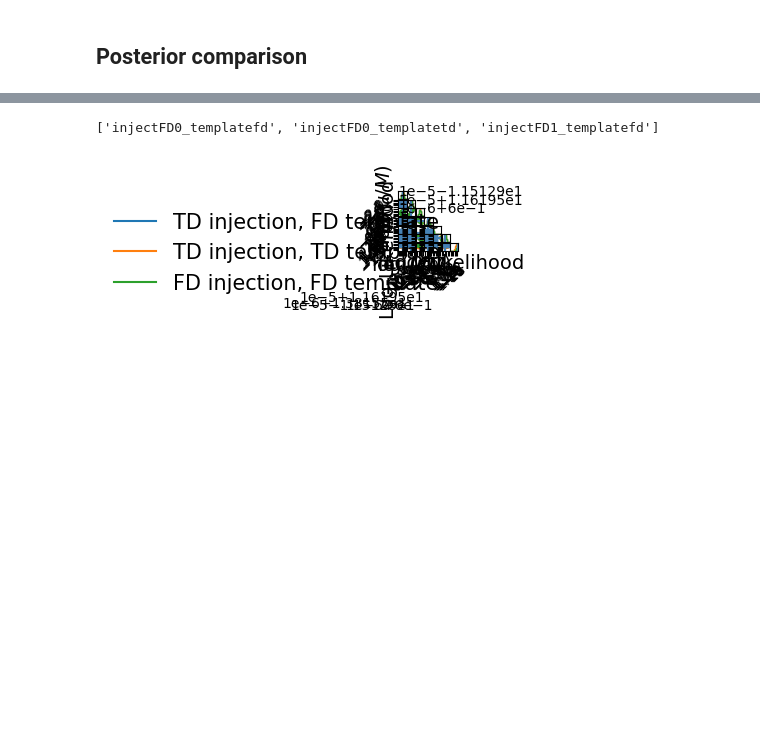
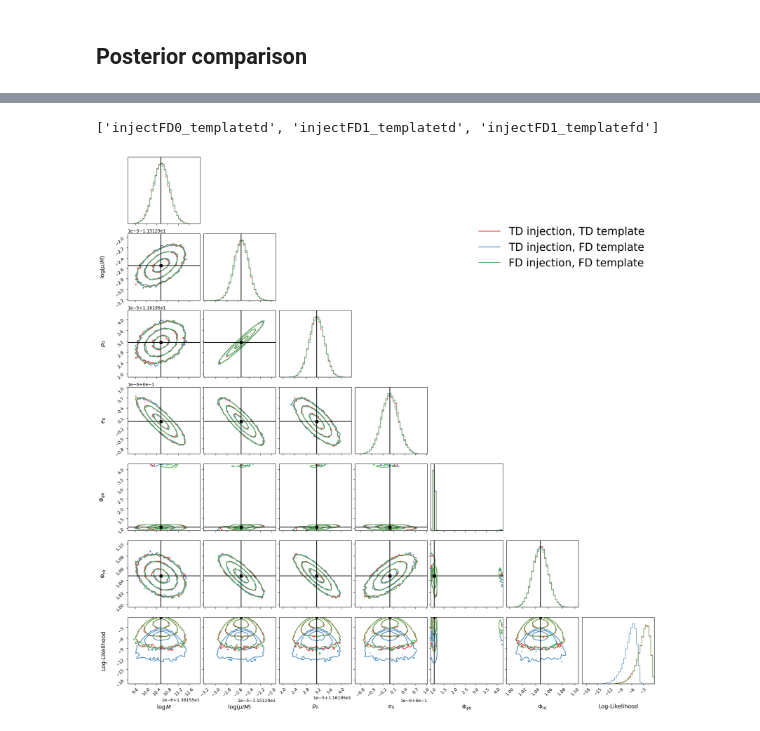
Before and after one commit to lorenzsp/EMRI_FrequencyDomainWaveforms, a Jupyter notebook: single_waveform_analysis.ipynb, the cells around one changed output, grey strips where cells are left out. Saved outputs shown, nothing was run; the diff lists cells and outputs as text; code cells hidden in the pictures; blank space fills up the shorter version.

```diff
--- a/single_waveform_analysis.ipynb
+++ b/single_waveform_analysis.ipynb
@@ -663,7 +764,7 @@ def get_autocorr_plot(to_check):
     plt.legend(fontsize=14);
     plt.show()
 # %%
-datasets = glob.glob('results/MCMC*.h5')
+datasets = glob.glob('results/MCMC*d.h5')
 datasets
 # samp.shape
 # %% [output]
@@ -677,12 +778,12 @@ temp=0
 samp_final = []
 for filename in datasets:
     file  = HDFBackend(filename)
-    print(file.get_move_info())
+    print(file.get_move_info()['StretchMove_0']['acceptance_fraction'] )
     max_iter = file.iteration
-    burn = int(max_iter*0.5)
-    thin = 1
+    burn = int(max_iter*0.55)
+    thin = 3
     ll = file.get_log_like(discard=burn, thin=thin)
-    mask = np.arange(64)
+    mask = np.arange(64)[file.get_move_info()['StretchMove_0']['acceptance_fraction'][0]>0.4]
     plt.figure()
     [plt.plot(ll[:,temp,walker],'-',label=f'{walker}') for walker in mask]
     plt.show()
@@ -749,7 +832,7 @@ for filename in datasets:
 M = 1e6
 a = 0.1  # will be ignored in Schwarzschild waveform
 mu = 10.0
-p0 = 11.6195
+p0 = 11.619531467906057
 e0 = 0.6
 x0 = 1.0  # will be ignored in Schwarzschild waveform
 qK = np.pi/3  # polar spin angle
@@ -781,8 +864,8 @@ CORNER_KWARGS = dict(
            ],
     bins=40,
     truths = truths,
-    label_kwargs=dict(fontsize=14),
-    title_kwargs=dict(fontsize=14),
+    label_kwargs=dict(fontsize=13),
+    title_kwargs=dict(fontsize=13),
 #     quantiles=[0.16, 0.84],
     levels=(1 - np.exp(-0.5), 1 - np.exp(-2), 1 - np.exp(-9 / 2.)),
     plot_density=False,
@@ -790,13 +873,13 @@ CORNER_KWARGS = dict(
     fill_contours=False,
     show_titles=False,
     max_n_ticks=7,
+    truth_color='k'
 )
 import matplotlib.lines as mlines
 
 def get_normalisation_weight(len_current_samples, len_of_longest_samples):
     return np.ones(len_current_samples) * (len_of_longest_samples / len_current_samples)
 
-plt.style.use('bright')
 
 def overlaid_corner(samples_list, sample_labels, name_save=None, corn_kw=CORNER_KWARGS):
     """Plots multiple corners on top of each other"""
@@ -804,8 +887,8 @@ def overlaid_corner(samples_list, sample_labels, name_save=None, corn_kw=CORNER_
     n = len(samples_list)
     _, ndim = samples_list[0].shape
     max_len = max([len(s) for s in samples_list])
-    cmap = plt.cm.get_cmap('tab10',)
-    colors = [cmap(i) for i in range(n)]
+    cmap = plt.cm.get_cmap('Set1',)
+    colors = [cmap(i) for i in range(n)]#['black','red', 'royalblue']#
 
     plot_range = []
     for dim in range(ndim):
@@ -838,15 +921,15 @@ def overlaid_corner(samples_list, sample_labels, name_save=None, corn_kw=CORNER_
             mlines.Line2D([], [], color=colors[i], label=sample_labels[i])
             for i in range(n)
         ],
-        fontsize=15, frameon=False,
+        fontsize=25, frameon=False,
         bbox_to_anchor=(1, ndim), loc="upper right"
     )
-    fig.subplots_adjust(right=1.0,top=1.0)
+#     fig.subplots_adjust(right=1.0,top=1.0)
 
-#     plt.subplots_adjust(left=None, bottom=None, right=None, top=None, wspace=None, hspace=0.15)
+    plt.subplots_adjust(left=-0.1, bottom=-0.1, right=None, top=None, wspace=None, hspace=0.15)
 
     if name_save is not None:
-        plt.savefig(name_save+".pdf")
+        plt.savefig(name_save+".pdf", pad_inches=0.2, bbox_inches='tight')
     else:
         plt.show()
 # %%
@@ -871,16 +946,16 @@ samp_final[0].shape
 # %%
 name_mcmc
 # %% [output]
-['injectFD0_templatefd', 'injectFD0_templatetd', 'injectFD1_templatefd']
+['injectFD0_templatetd', 'injectFD1_templatetd', 'injectFD1_templatefd']
 # %%
-name_mcmc = ['TD injection, FD template',
-            'TD injection, TD template',
+name_mcmc = ['TD injection, TD template',
+            'TD injection, FD template',
              'FD injection, FD template',
             ]
 # %%
-overlaid_corner(samp_final, name_mcmc, name_save='posterior_comparison_intrinsic')
+overlaid_corner(samp_final, name_mcmc, name_save='figures/posterior_comparison_intrinsic')
 # %% [output]
-[figure, old version]
+[figure, new version]
 # %%
 # np.save("covariance.npy",np.cov(samp_final[2].T))
 # %%
```
Also changed, not shown: parts of 34 cells of this notebook, 13 other files.
